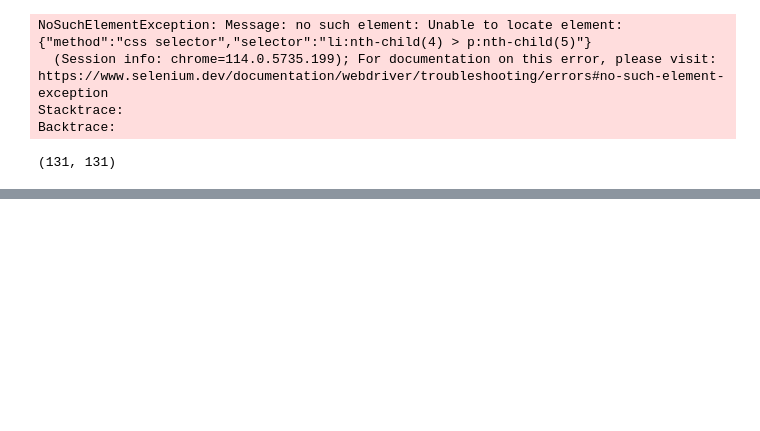
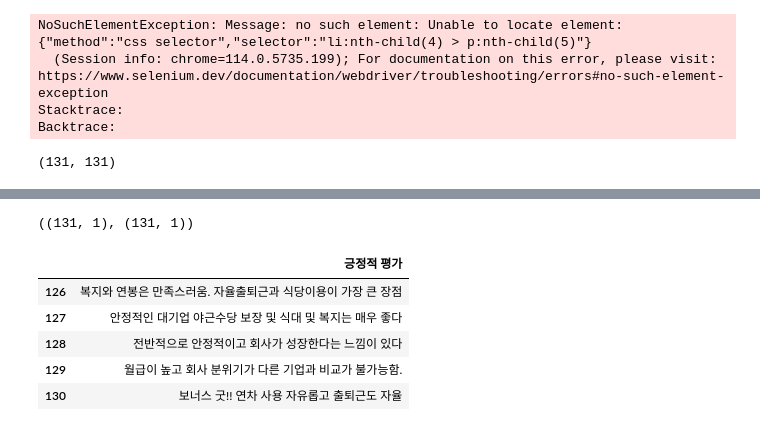
Before and after one commit to parking-place/EZPZ_Project, a Jupyter notebook: modules/crawlers/catch.ipynb, the cells around one changed output, grey strips where cells are left out. Cells and saved outputs as stored; diff of their text form; code cells hidden in the pictures; blank space fills up the shorter version.

```diff
--- a/modules/crawlers/catch.ipynb
+++ b/modules/crawlers/catch.ipynb
@@ -226,0 +198,16 @@ bad_lst
+# %%
+good_df = pd.DataFrame({"긍정적 평가" : good_lst})
+bad_df = pd.DataFrame({"부정적 평가" : bad_lst})
+
+good_df.shape, bad_df.shape
+# %% [output]
+((131, 1), (131, 1))
+# %%
+good_df.tail()
+# %% [output]
+|  | 긍정적 평가 |
+| 126 | 복지와 연봉은 만족스러움. 자율출퇴근과 식당이용이 가장 큰 장점 |
+| 127 | 안정적인 대기업 야근수당 보장 및 식대 및 복지는 매우 좋다 |
+| 128 | 전반적으로 안정적이고 회사가 성장한다는 느낌이 있다 |
+| 129 | 월급이 높고 회사 분위기가 다른 기업과 비교가 불가능함. |
+| 130 | 보너스 굿!! 연차 사용 자유롭고 출퇴근도 자율 |
```
Also changed, not shown: parts of 12 cells of this notebook.
